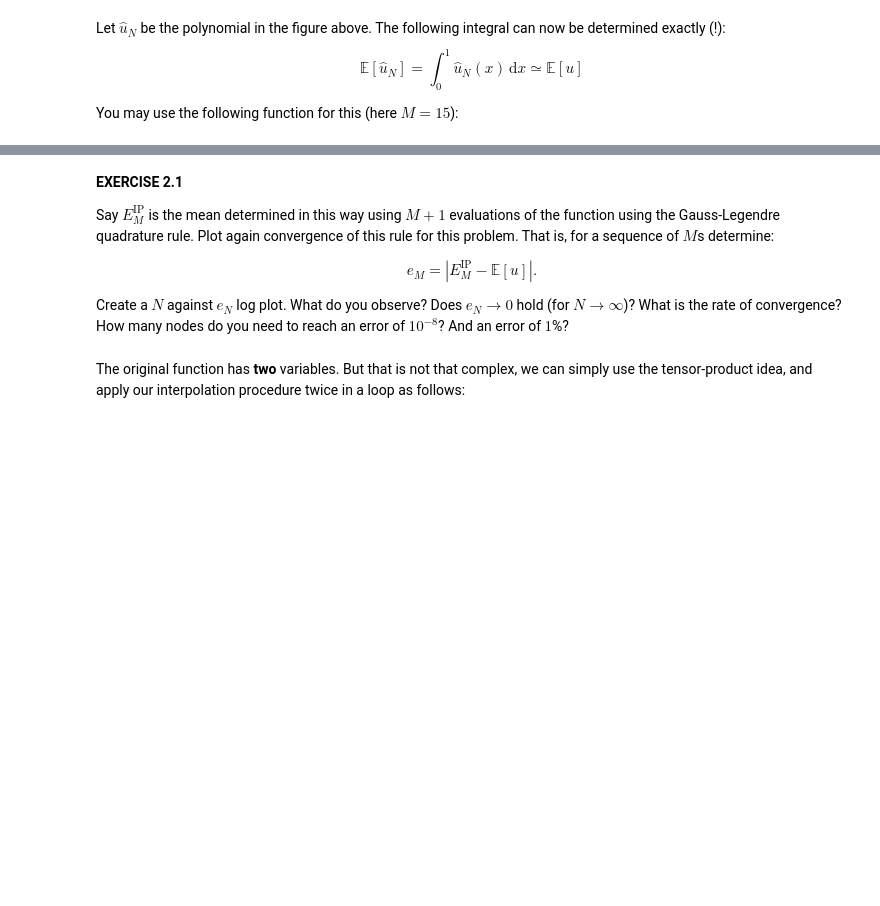
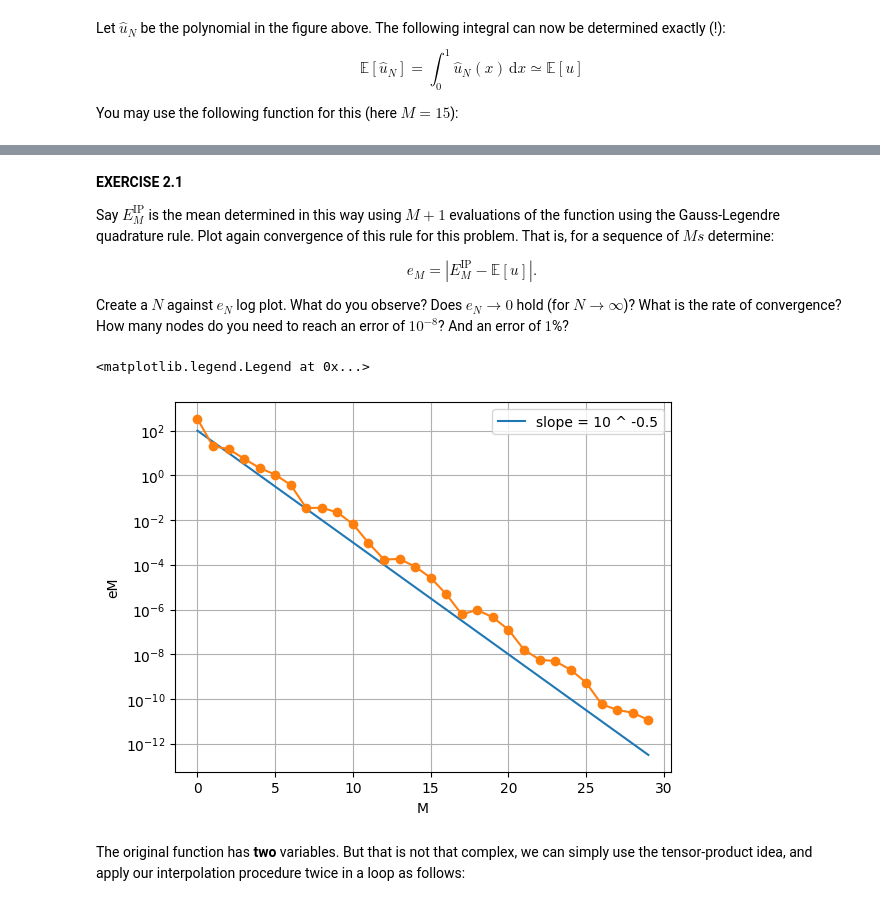
Before and after one commit to msahirs/CFD_IV, a Jupyter notebook: Tutorial1.ipynb, the cells around one changed output, grey strips where cells are left out. Cells and saved outputs as stored; diff of their text form; code cells hidden in the pictures; blank space fills up the shorter version.

```diff
--- a/Tutorial1.ipynb
+++ b/Tutorial1.ipynb
@@ -113,11 +139,41 @@ print( quad_gausslegendre(u_1d, 15) )
 # %% [markdown]
 **EXERCISE 2.1**
 
-Say $E^\text{IP}_M$ is the mean determined in this way using $M+1$ evaluations of the function using the Gauss-Legendre quadrature rule.  Plot again convergence of this rule for this problem.  That is, for a sequence of $M$s determine:
+Say $E^\text{IP}_M$ is the mean determined in this way using $M+1$ evaluations of the function using the Gauss-Legendre quadrature rule.  Plot again convergence of this rule for this problem.  That is, for a sequence of $Ms$ determine:
 
 $$e_M = \left|E^\text{IP}_M - \mathbb{E}[u]\right|.$$
 
 Create a $N$ against $e_N$ log plot. What do you observe? Does $e_N \to 0$ hold (for $N \to \infty$)? What is the rate of convergence? How many nodes do you need to reach an error of $10^{-8}$?  And an error of $1$%?
+# %%
+def plot_log_ref(x, m, y_int):
+    return 10.**(x*m) * 10.**y_int
+
+viz = np.arange(30)
+
+m_max = 30
+M_arr = np.arange(m_max)
+err_arr = np.zeros(m_max)
+EIP_arr = np.zeros(m_max)
+
+Eu = 913.2377633133653539471472717582753 # exact
+
+for m in range(m_max):
+    EIP_arr[m] = quad_gausslegendre(u_1d, m)
+    err_arr[m] = np.abs(EIP_arr[m]-Eu)
+
+ref_slope = -1/2
+
+
+plt.figure()
+plt.plot(viz,plot_log_ref(viz,ref_slope,2), label = f"slope = 10 ^ {ref_slope}")
+plt.semilogy(M_arr, err_arr, '-', marker = 'o')
+plt.xlabel('M')
+plt.ylabel('eM')
+plt.grid(True)
+plt.legend()
+# %% [output]
+<matplotlib.legend.Legend at 0x...>
+[figure, added]
 # %% [markdown]
 The original function has **two** variables. But that is not that complex, we can simply use the tensor-product idea, and apply our interpolation procedure twice in a loop as follows:
 # %%
```
Also changed, not shown: parts of 10 cells of this notebook, 1 other file.
